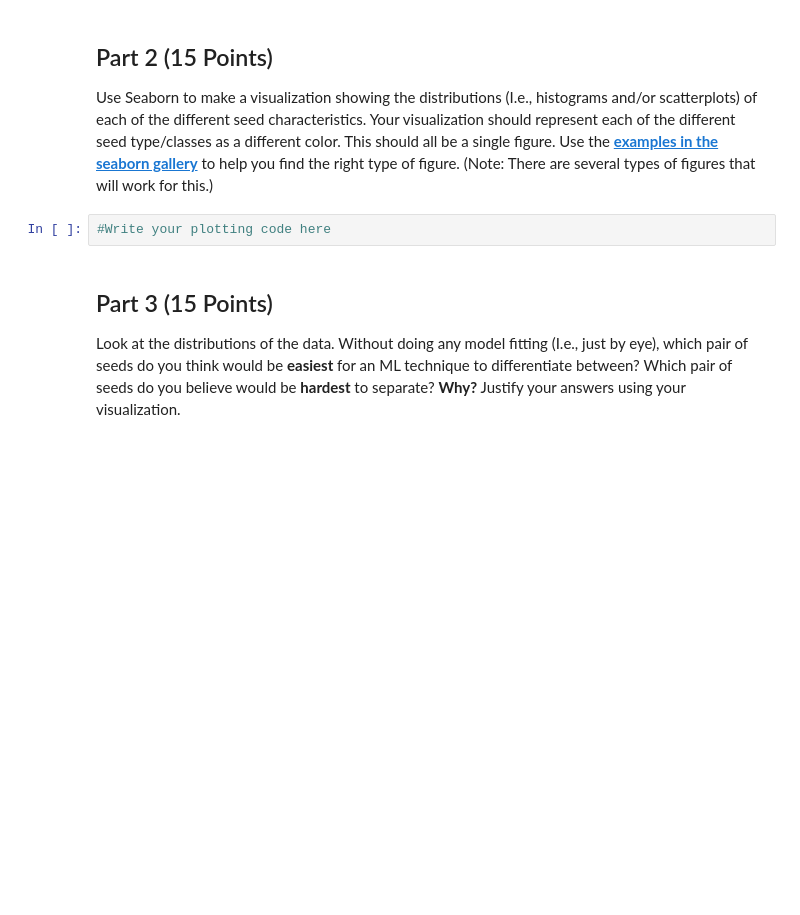
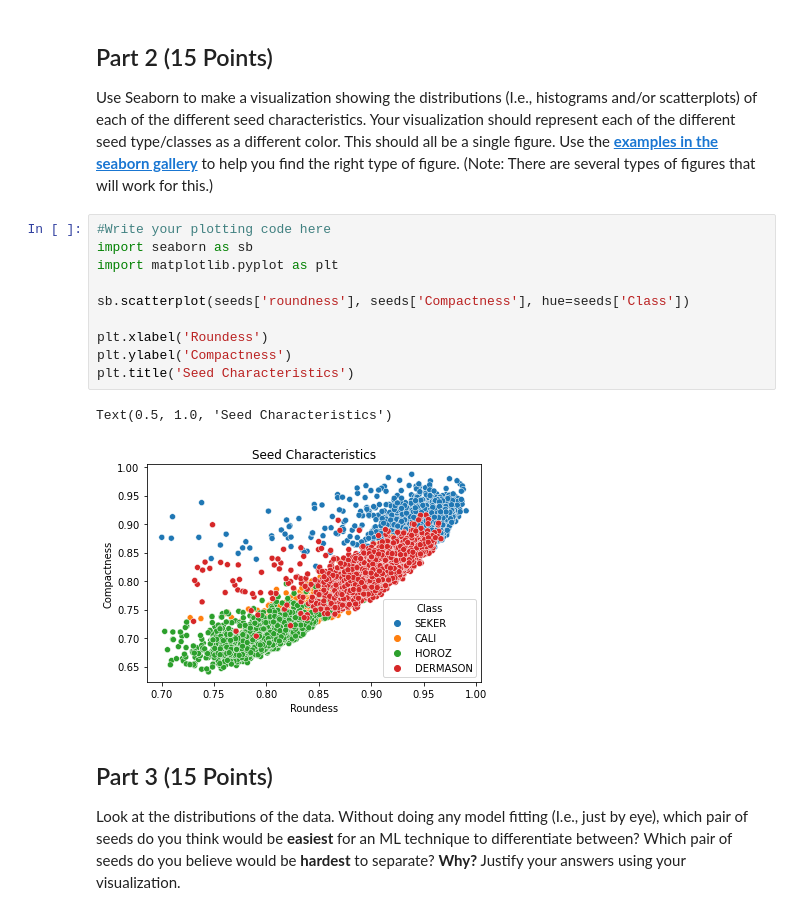
Before and after one commit to TrevorBloom/cmse202-s23-turnin, a Jupyter notebook: final/Final_S002_STUDENT.ipynb, the cells around one changed output. Cells and saved outputs as stored; diff of their text form; blank space fills up the shorter version.

```diff
--- a/final/Final_S002_STUDENT.ipynb
+++ b/final/Final_S002_STUDENT.ipynb
@@ -55,8 +78,19 @@ To get started, let’s grab the dataset we’ll be working with.
 ## Part 2 (15 Points)
 
 Use Seaborn to make a visualization showing the distributions (I.e., histograms and/or scatterplots) of each of the different seed characteristics. Your visualization should represent each of the different seed type/classes as a different color. This should all be a single figure. Use the [**examples in the seaborn gallery**](https://seaborn.pydata.org/examples/index.html) to help you find the right type of figure. (Note: There are several types of figures that will work for this.)
-# %%
-#Write your plotting code here
+# %%
+#Write your plotting code here
+import seaborn as sb
+import matplotlib.pyplot as plt
+
+sb.scatterplot(seeds['roundness'], seeds['Compactness'], hue=seeds['Class'])
+
+plt.xlabel('Roundess')
+plt.ylabel('Compactness')
+plt.title('Seed Characteristics')
+# %% [output]
+Text(0.5, 1.0, 'Seed Characteristics')
+[figure, added]
 # %% [markdown]
 ## Part 3 (15 Points)
 
```
Also changed, not shown: parts of 5 cells of this notebook, 1 other file.
